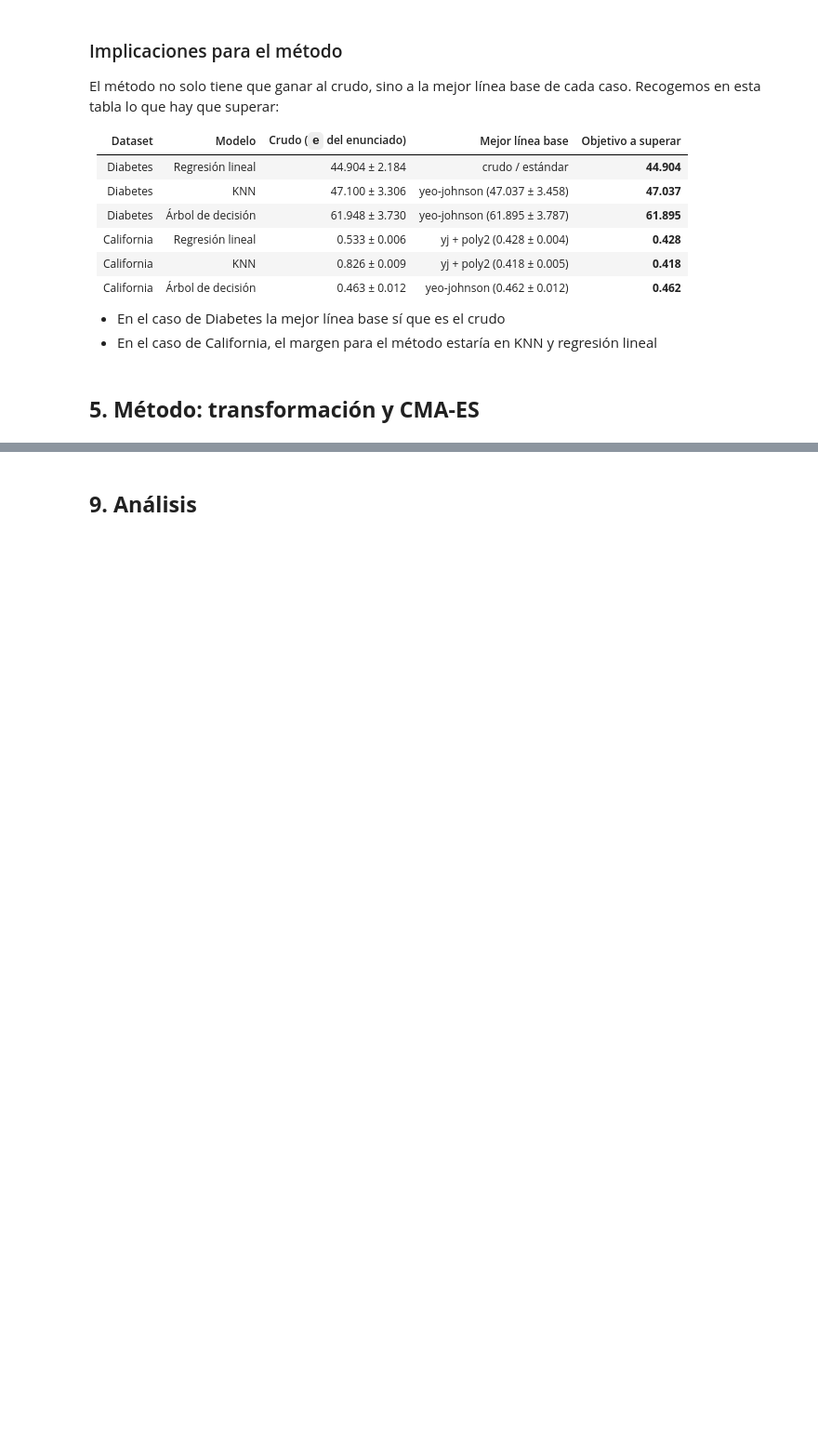
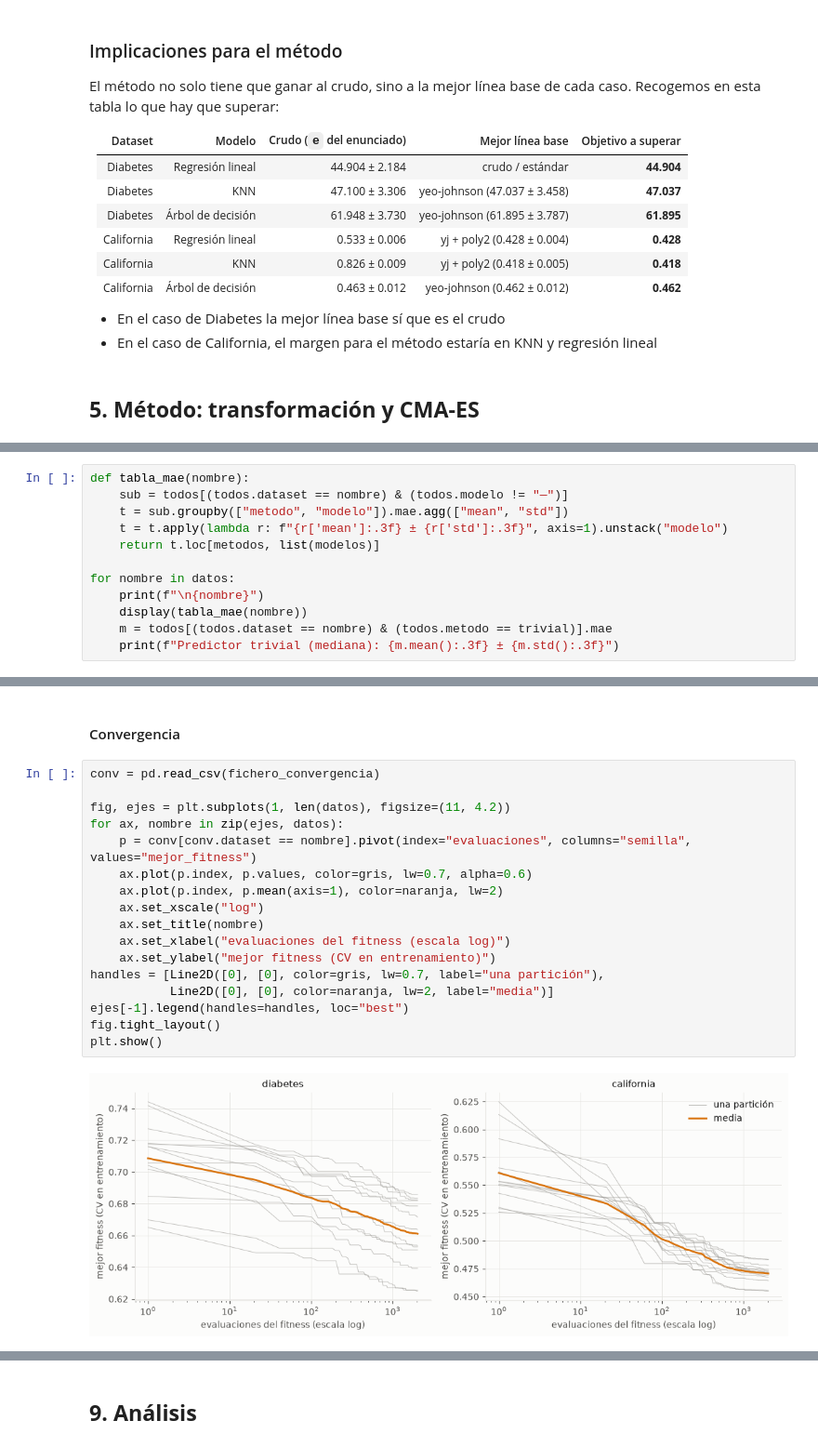
Before and after one commit to lopsal-1331/PTCA-FINAL-IA-BIOLOGICA, a Jupyter notebook: ptca-ia-bio-andrea-lopez-salazar.ipynb, the cells around one changed output, grey strips where cells are left out. Shown at 93% size. Saved outputs shown, nothing was run; the diff lists cells and outputs as text; blank space fills up the shorter version.

```diff
--- a/ptca-ia-bio-andrea-lopez-salazar.ipynb
+++ b/ptca-ia-bio-andrea-lopez-salazar.ipynb
@@ -370,0 +763,12 @@ El método no solo tiene que ganar al crudo, sino a la mejor línea base de cada
+# %%
+def tabla_mae(nombre):
+    sub = todos[(todos.dataset == nombre) & (todos.modelo != "—")]
+    t = sub.groupby(["metodo", "modelo"]).mae.agg(["mean", "std"])
+    t = t.apply(lambda r: f"{r['mean']:.3f} ± {r['std']:.3f}", axis=1).unstack("modelo")
+    return t.loc[metodos, list(modelos)]
+
+for nombre in datos:
+    print(f"\n{nombre}")
+    display(tabla_mae(nombre))
+    m = todos[(todos.dataset == nombre) & (todos.metodo == trivial)].mae
+    print(f"Predictor trivial (mediana): {m.mean():.3f} ± {m.std():.3f}")
@@ -370,0 +929,21 @@ El método no solo tiene que ganar al crudo, sino a la mejor línea base de cada
+# %% [markdown]
+#### Convergencia
+# %%
+conv = pd.read_csv(fichero_convergencia)
+
+fig, ejes = plt.subplots(1, len(datos), figsize=(11, 4.2))
+for ax, nombre in zip(ejes, datos):
+    p = conv[conv.dataset == nombre].pivot(index="evaluaciones", columns="semilla", values="mejor_fitness")
+    ax.plot(p.index, p.values, color=gris, lw=0.7, alpha=0.6)
+    ax.plot(p.index, p.mean(axis=1), color=naranja, lw=2)
+    ax.set_xscale("log")
+    ax.set_title(nombre)
+    ax.set_xlabel("evaluaciones del fitness (escala log)")
+    ax.set_ylabel("mejor fitness (CV en entrenamiento)")
+handles = [Line2D([0], [0], color=gris, lw=0.7, label="una partición"),
+           Line2D([0], [0], color=naranja, lw=2, label="media")]
+ejes[-1].legend(handles=handles, loc="best")
+fig.tight_layout()
+plt.show()
+# %% [output]
+[figure, added]
```
Also changed, not shown: parts of 49 cells of this notebook, 4 other files.
